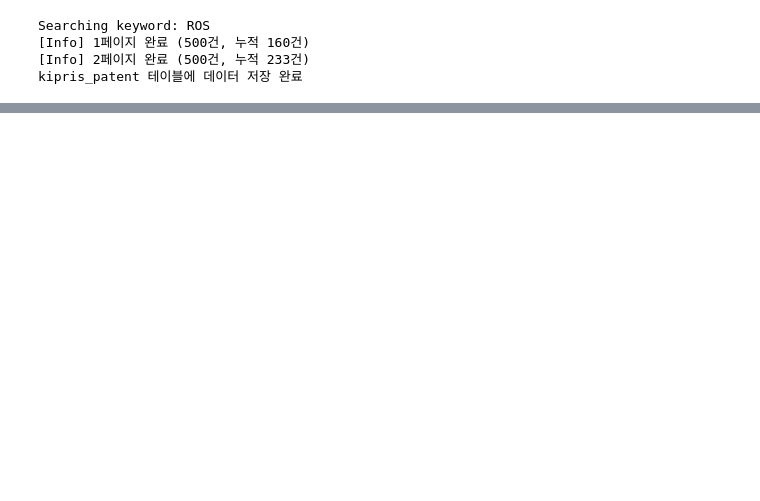
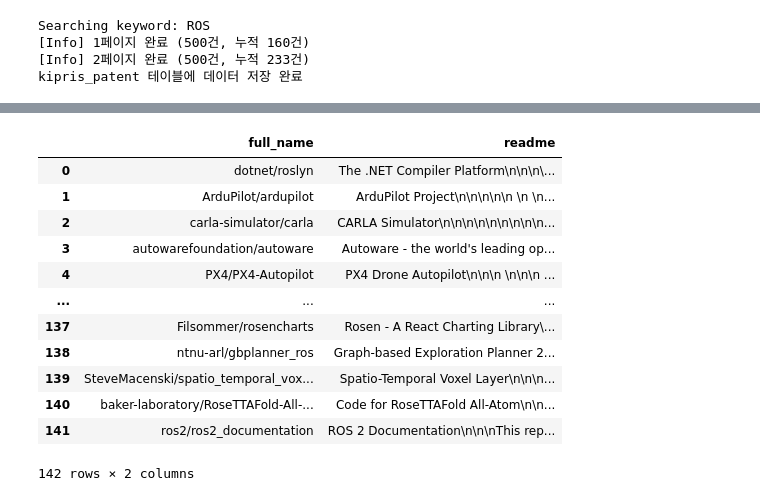
Before and after one commit to addinedu-ros-11th/eda-repo-3, a Jupyter notebook: collecting-repo.ipynb, the cells around one changed output, grey strips where cells are left out. Drawn from its saved outputs; the diff is of its cells as text; code cells hidden in the pictures; blank space fills up the shorter version.

Commit message:
add collect readme to txt

```diff
--- a/collecting-repo.ipynb
+++ b/collecting-repo.ipynb
@@ -6,6 +6,7 @@ import base64
 import concurrent.futures
 import xml.etree.ElementTree as ET
 import markdown
+import re
 from bs4 import BeautifulSoup
 from sqlalchemy import create_engine
 from sqlalchemy.types import Text, String, DateTime
@@ -16,8 +17,8 @@ kipris_key = "L/Ik7Sh0vMzeH5204ZB4D1pIFAdCplRSS2BqNpQvn8w="
 headers = {"Authorization":f"Bearer {git_token}",
            "Accept": "application/vnd.github+json"}
 
-# keyword = ["robotics", "ROS", "robot arm", "robot", "amr"]
-keyword = ["ROS"]
+keyword = ["robotics", "ROS", "robot arm", "robot", "amr"]
+# keyword = ["ROS"]
 
 delay = 2
 
@@ -28,6 +29,7 @@ rds_port = 3306
 rds_db = "amrbase"
 
 repo_table_name = "github_repo"
+read_table_name = "github_readmes"
 kipris_table_name = "kipris_patent"
 
 res = requests.get("https://api.github.com/user", headers=headers)
@@ -47,14 +49,25 @@ def search_repos(keyword, language=None):
         if language:
             query += f" language:{language}"
         url = "https://api.github.com/search/repositories"
-        params = {"q": query, "sort": "stars", "order": "desc", "per_page": per_page, "page": page}
+        params = {"q": f"{query} stars:>=100",
+                  "sort": "stars",
+                  "order": "desc",
+                  "per_page": per_page,
+                  "page": page}
         r = requests.get(url, headers=headers, params=params)
+
         if r.status_code != 200:
             print(f"[Warning] 요청 실패 {r.status_code}")
             break
+
         batch = r.json().get("items", [])
+
         if not batch:
             break
-        repos.extend(batch)
+
+        for repo in batch:
+            desc = repo.get("description") or ""
+            if not re.search(r"[\u4e00-\u9fff]", desc):
+                repos.append(repo)
         # time.sleep(delay)
     return repos
@@ -225,0 +142,21 @@ vmayoral/ros-robotics-companies's readme check done!
+# %%
+repo_data = []
+total_repos = len(repos_list)
+
+for i, repo in enumerate(repos_list, start=1):
+    try:
+        result = fetch_repo_stats(repo, git_token)
+        if result:
+            repo_data.append(result)
+            print(f"[{i}/{total_repos}] {result['full_name']} 완료")
+    except Exception as e:
+        print(f"[{i}/{total_repos}] 오류 발생: {e}")
+        continue
+
+print("모든 README 수집 완료")
+
+# DataFrame 생성
+all_df = pd.DataFrame(repo_data)
+
+df_meta = all_df[["full_name", "stars", "forks", "language", "updated_at"]]
+df_read = all_df[["full_name", "readme"]]
@@ -266,0 +366,16 @@ NameError: name 'kdf' is not defined
+# %%
+df_read
+# %% [output]
+|  | full_name | readme |
+| 0 | dotnet/roslyn | The .NET Compiler Platform\n\n\n\... |
+| 1 | ArduPilot/ardupilot | ArduPilot Project\n\n\n\n\n \n \n... |
+| 2 | carla-simulator/carla | CARLA Simulator\n\n\n\n\n\n\n\n\n... |
+| 3 | autowarefoundation/autoware | Autoware - the world's leading op... |
+| 4 | PX4/PX4-Autopilot | PX4 Drone Autopilot\n\n\n \n\n\n ... |
+| ... | ... | ... |
+| 137 | Filsommer/rosencharts | Rosen - A React Charting Library\... |
+| 138 | ntnu-arl/gbplanner_ros | Graph-based Exploration Planner 2... |
+| 139 | SteveMacenski/spatio_temporal_vox... | Spatio-Temporal Voxel Layer\n\n\n... |
+| 140 | baker-laboratory/RoseTTAFold-All-... | Code for RoseTTAFold All-Atom\n\n... |
+| 141 | ros2/ros2_documentation | ROS 2 Documentation\n\n\nThis rep... |
+142 rows × 2 columns
```
Also changed, not shown: parts of 15 cells of this notebook.
